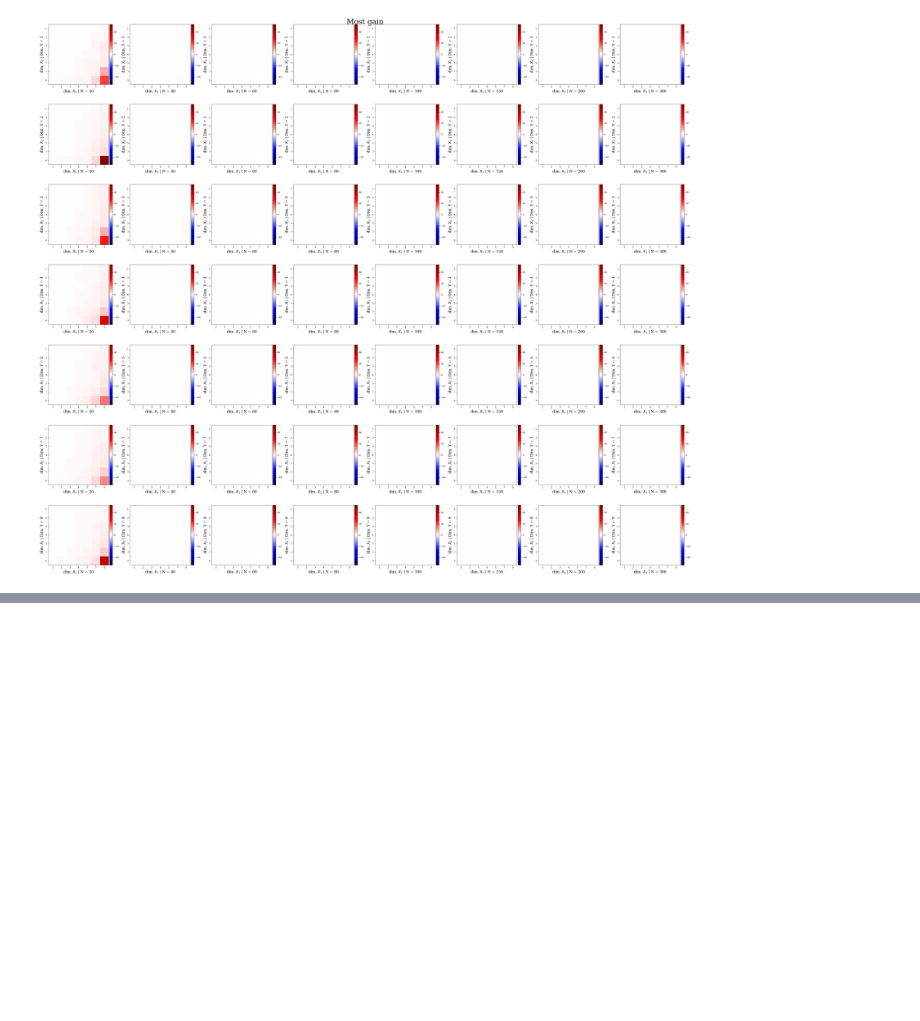
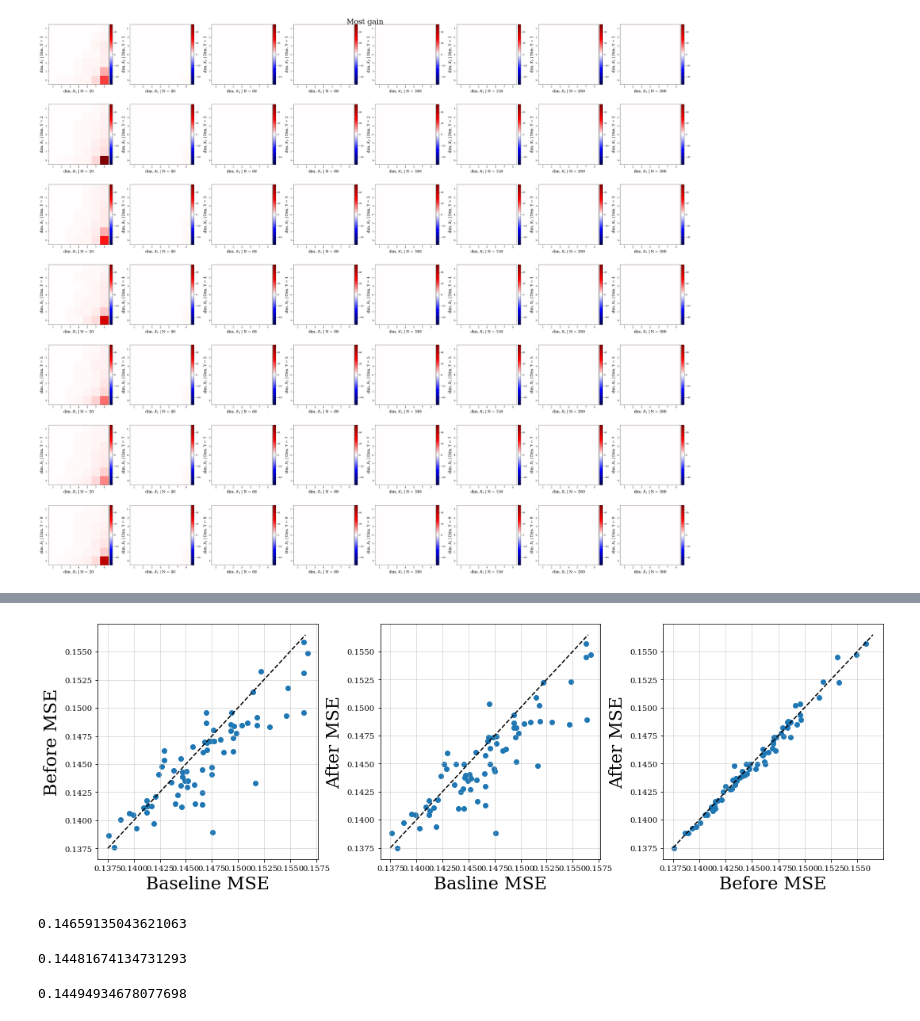
Before and after one commit to shahineb/collider-regression, a Jupyter notebook: notebooks/scores-analysis.ipynb, the cells around one changed output, grey strips where cells are left out. Drawn from its saved outputs; the diff is of its cells as text; code cells hidden in the pictures; blank space fills up the shorter version.

```diff
--- a/notebooks/scores-analysis.ipynb
+++ b/notebooks/scores-analysis.ipynb
@@ -244,0 +267,41 @@ plt.show()
+# %%
+fig, ax = plt.subplots(1, 3, figsize=(15, 5))
+
+fontsize = 22
+
+t = np.linspace(0.1375, 0.1565)
+
+ax[0].plot(t, t, 'k--')
+ax[0].scatter(scores['baseline'], scores['before'])
+ax[0].grid(alpha=0.5)
+ax[0].set_xlabel("Baseline MSE", fontsize=fontsize)
+ax[0].set_ylabel("Before MSE", fontsize=fontsize)
+
+ax[1].plot(t, t, 'k--')
+ax[1].scatter(scores['baseline'], scores['after'])
+ax[1].grid(alpha=0.5)
+ax[1].set_xlabel("Basline MSE", fontsize=fontsize)
+ax[1].set_ylabel("After MSE", fontsize=fontsize)
+
+ax[2].plot(t, t, 'k--')
+ax[2].scatter(scores['before'], scores['after'])
+ax[2].grid(alpha=0.5)
+ax[2].set_xlabel("Before MSE", fontsize=fontsize)
+ax[2].set_ylabel("After MSE", fontsize=fontsize)
+
+plt.tight_layout()
+plt.show()
+# %% [output]
+[figure, added]
+# %%
+np.median(scores['baseline'])
+# %% [output]
+0.14659135043621063
+# %%
+np.median(scores['before'])
+# %% [output]
+0.14481674134731293
+# %%
+np.median(scores['after'])
+# %% [output]
+0.14494934678077698
```
Also changed, not shown: parts of 3 cells of this notebook, 7 other files.
